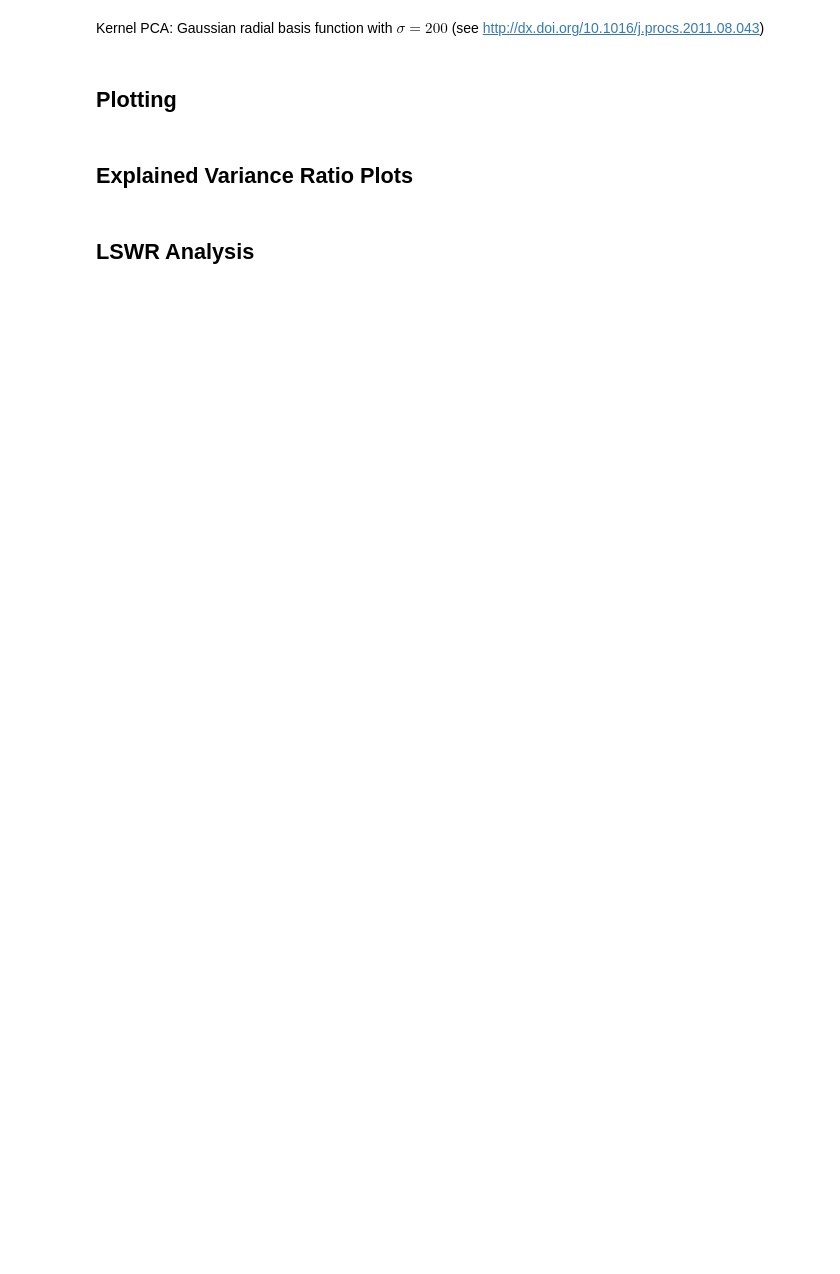
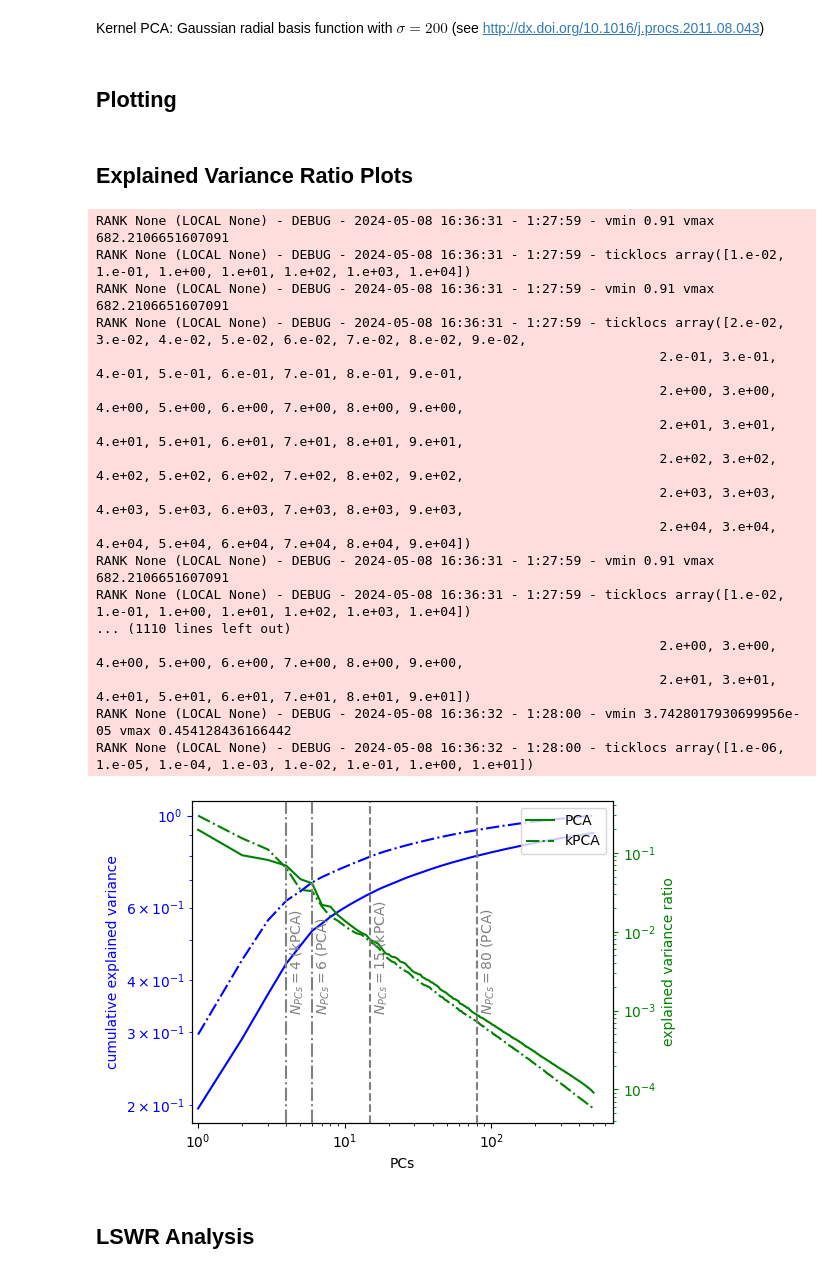
Before and after one commit to 4castRenewables/maelstrom-a6, a Jupyter notebook: notebooks/pca_kmeans.ipynb, the cells around one changed output. Cells and saved outputs as stored; diff of their text form; code cells hidden in the pictures; blank space fills up the shorter version.

```diff
--- a/notebooks/pca_kmeans.ipynb
+++ b/notebooks/pca_kmeans.ipynb
@@ -89,6 +114,8 @@ data = (
 # %%
 %%time
 
-# pca = sklearn.decomposition.PCA(n_components=500).fit(data)
-pca = joblib.load("/p/project/deepacf/emmerich1/data/pca_500_pcs.joblib")
+pca = sklearn.decomposition.PCA(n_components=80).fit(data)
+joblib.dump(pca, "/p/project/deepacf/emmerich1/data/pca_500_pcs.joblib")
+
+# pca = joblib.load("/p/project/deepacf/emmerich1/data/pca_500_pcs.joblib")
 cum_evr = np.cumsum(pca.explained_variance_ratio_)
@@ -255,7 +342,7 @@ ax1.set_xlabel("PCs")
 x = list(range(1, pca.n_components + 1))
 
 # Plot cumulative variance on first axis
-ax1_color = "green"
+ax1_color = "blue"
 ax1.set_ylabel("cumulative explained variance", color=ax1_color)
 ax1.plot(x, pca_cum_evr, color=ax1_color, linestyle="-", label="PCA")
 ax1.plot(x, kpca_cum_evr, color=ax1_color, linestyle="-.", label="kPCA")
@@ -264,7 +351,7 @@ ax1.plot(x, kpca_cum_evr, color=ax1_color, linestyle="-.", label="kPCA")
 ax2 = ax1.twinx()
 
 # Plot the explained variance ratios.
-ax2_color = "blue"
+ax2_color = "green"
 ax2.set_ylabel("explained variance ratio", color=ax2_color)
 ax2.plot(
     x,
@@ -281,34 +368,69 @@ for ax, color in [(ax1, ax1_color), (ax2, ax2_color)]:
     # Set left xlim such that the first tick disappears.
     ax.set_xlim(0.91, None)
     # Color the ticks.
     ax.tick_params(axis="y", colors=color, which="both")
 
 
 # Plot vertical lince indicating variance excess.
 variance = 0.8
 for cum_evr, title in [(pca_cum_evr, "PCA"), (kpca_cum_evr, "kPCA")]:
     n_pcs = np.where(cum_evr > variance)[0][0]
     # Dashed line indicating the threshold.
     ax2.axvline(
         n_pcs,
         ymin=0,
         ymax=1.1,
         linestyle="dashed",
         color="grey",
     )
     ax2.text(
         1.04 * n_pcs,
         0.001,
         f"$N_{{PCs}} = {n_pcs}$ ({title})",
         rotation=90,
         color="grey",
     )
-ax1.set_title("Explained Variances for PCA and kPCA")
+
+for n_pcs, title in [(6, "PCA"), (4, "kPCA")]:
+    # Dashed line indicating the threshold.
+    ax2.axvline(
+        n_pcs,
+        ymin=0,
+        ymax=1.1,
+        linestyle="-.",
+        color="grey",
+    )
+    ax2.text(
+        1.04 * n_pcs,
+        0.001,
+        f"$N_{{PCs}} = {n_pcs}$ ({title})",
+        rotation=90,
+        color="grey",
+    )
 ax2.legend()
 
 fig.tight_layout()
 
 plt.savefig(plots / "explained-variance-pca-kpca.pdf")
+# %% [output]
+RANK None (LOCAL None) - DEBUG - 2024-05-08 16:36:31 - 1:27:59 - vmin 0.91 vmax 682.2106651607091
+RANK None (LOCAL None) - DEBUG - 2024-05-08 16:36:31 - 1:27:59 - ticklocs array([1.e-02, 1.e-01, 1.e+00, 1.e+01, 1.e+02, 1.e+03, 1.e+04])
+RANK None (LOCAL None) - DEBUG - 2024-05-08 16:36:31 - 1:27:59 - vmin 0.91 vmax 682.2106651607091
+RANK None (LOCAL None) - DEBUG - 2024-05-08 16:36:31 - 1:27:59 - ticklocs array([2.e-02, 3.e-02, 4.e-02, 5.e-02, 6.e-02, 7.e-02, 8.e-02, 9.e-02,
+                                                                        2.e-01, 3.e-01, 4.e-01, 5.e-01, 6.e-01, 7.e-01, 8.e-01, 9.e-01,
+                                                                        2.e+00, 3.e+00, 4.e+00, 5.e+00, 6.e+00, 7.e+00, 8.e+00, 9.e+00,
+                                                                        2.e+01, 3.e+01, 4.e+01, 5.e+01, 6.e+01, 7.e+01, 8.e+01, 9.e+01,
+                                                                        2.e+02, 3.e+02, 4.e+02, 5.e+02, 6.e+02, 7.e+02, 8.e+02, 9.e+02,
+                                                                        2.e+03, 3.e+03, 4.e+03, 5.e+03, 6.e+03, 7.e+03, 8.e+03, 9.e+03,
+                                                                        2.e+04, 3.e+04, 4.e+04, 5.e+04, 6.e+04, 7.e+04, 8.e+04, 9.e+04])
+RANK None (LOCAL None) - DEBUG - 2024-05-08 16:36:31 - 1:27:59 - vmin 0.91 vmax 682.2106651607091
+RANK None (LOCAL None) - DEBUG - 2024-05-08 16:36:31 - 1:27:59 - ticklocs array([1.e-02, 1.e-01, 1.e+00, 1.e+01, 1.e+02, 1.e+03, 1.e+04])
+... (1110 lines left out)
+                                                                        2.e+00, 3.e+00, 4.e+00, 5.e+00, 6.e+00, 7.e+00, 8.e+00, 9.e+00,
+                                                                        2.e+01, 3.e+01, 4.e+01, 5.e+01, 6.e+01, 7.e+01, 8.e+01, 9.e+01])
+RANK None (LOCAL None) - DEBUG - 2024-05-08 16:36:32 - 1:28:00 - vmin 3.7428017930699956e-05 vmax 0.454128436166442
+RANK None (LOCAL None) - DEBUG - 2024-05-08 16:36:32 - 1:28:00 - ticklocs array([1.e-06, 1.e-05, 1.e-04, 1.e-03, 1.e-02, 1.e-01, 1.e+00, 1.e+01])
+[figure, added]
 # %% [markdown]
 ## LSWR Analysis
 # %%
```
Also changed, not shown: parts of 20 cells of this notebook, 1 other file.
